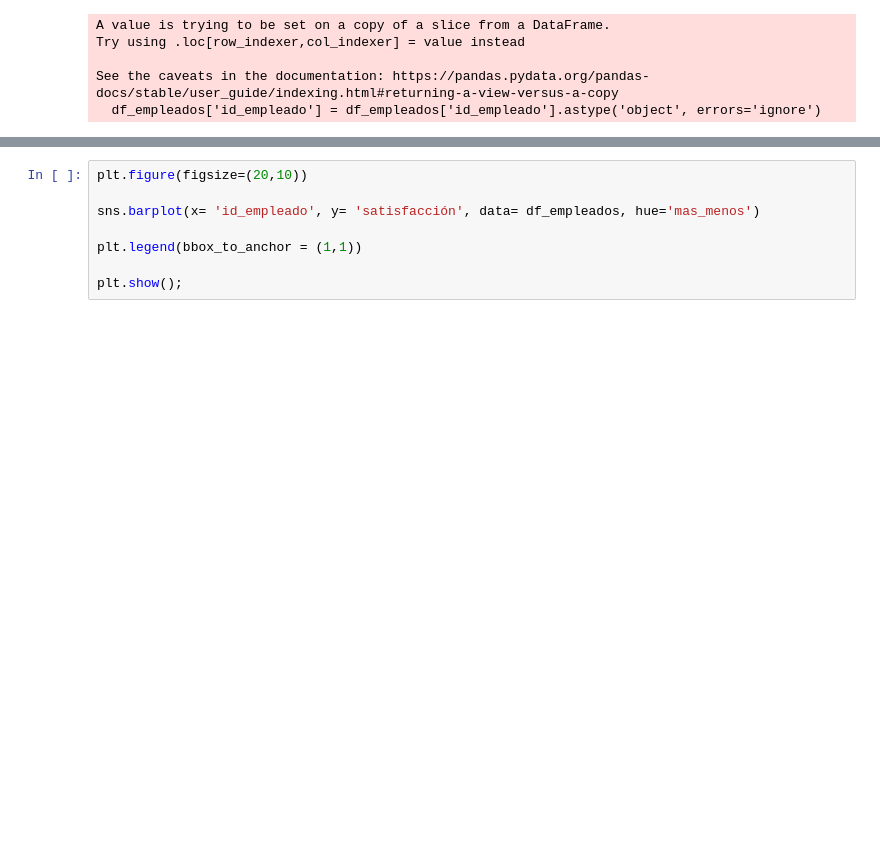
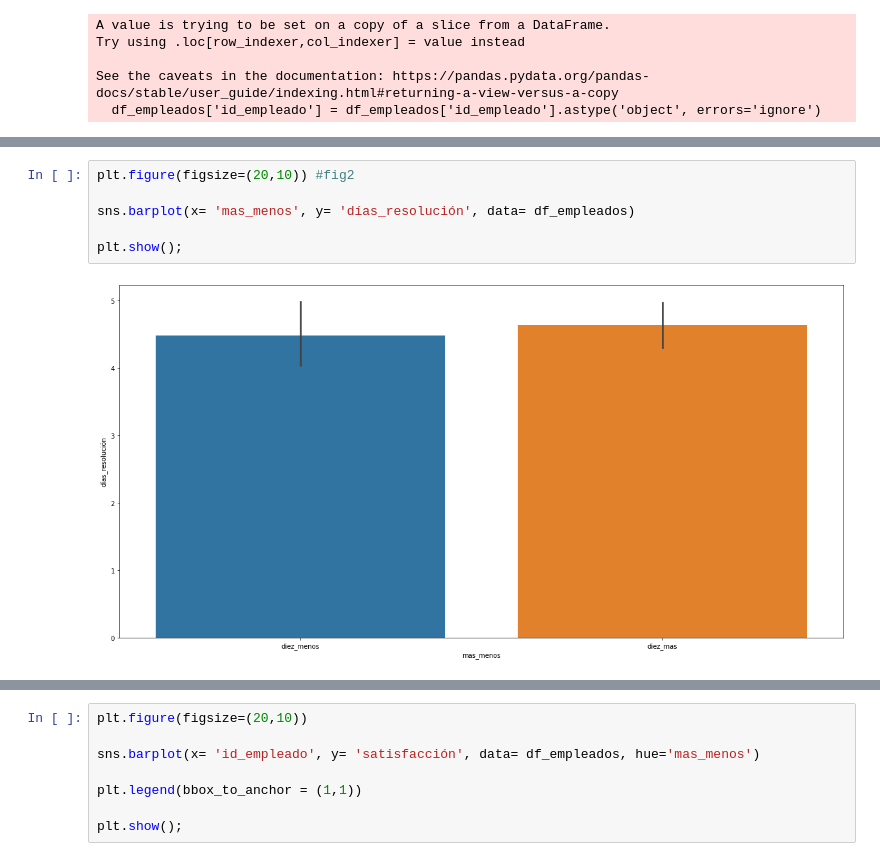
Before and after one commit to Adalab/EDA-y-ETL, a Jupyter notebook: eda/eda-III.ipynb, the cells around one changed output, grey strips where cells are left out. Saved outputs shown, nothing was run; the diff lists cells and outputs as text; blank space fills up the shorter version.

```diff
--- a/eda/eda-III.ipynb
+++ b/eda/eda-III.ipynb
@@ -214,0 +222,8 @@ See the caveats in the documentation: https://pandas.pydata.org/pandas-docs/stab
+# %%
+plt.figure(figsize=(20,10)) #fig2
+
+sns.barplot(x= 'mas_menos', y= 'días_resolución', data= df_empleados)
+
+plt.show();
+# %% [output]
+[figure, added]
```
Also changed, not shown: parts of 12 cells of this notebook.
